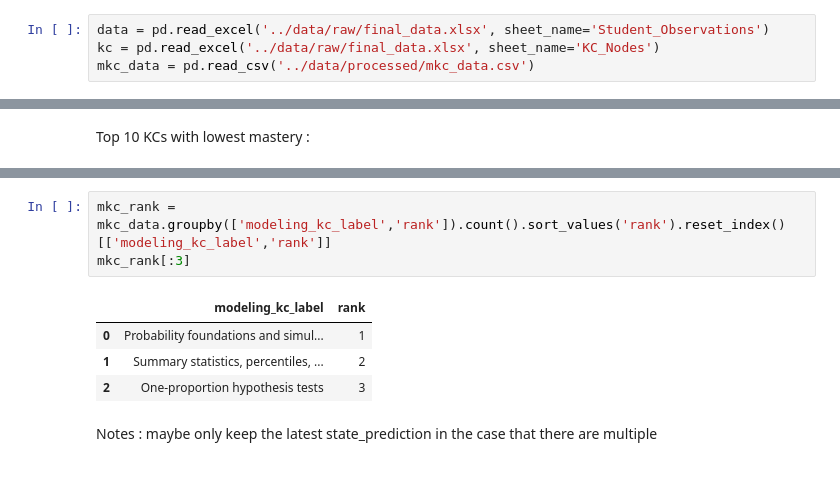
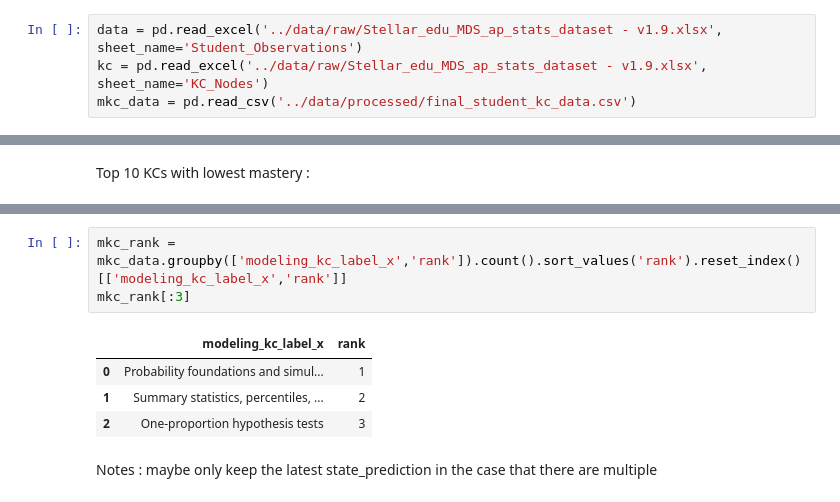
Before and after one commit to mailysg8/ai-student-progress-tracker, a Jupyter notebook: notebooks/class_overview.ipynb, the cells around one changed output, grey strips where cells are left out. Saved outputs shown, nothing was run; the diff lists cells and outputs as text.

```diff
--- a/notebooks/class_overview.ipynb
+++ b/notebooks/class_overview.ipynb
@@ -4,9 +4,9 @@ import altair as alt
 import sys
 sys.path.append('..')
 # %%
-data = pd.read_excel('../data/raw/final_data.xlsx', sheet_name='Student_Observations')
-kc = pd.read_excel('../data/raw/final_data.xlsx', sheet_name='KC_Nodes')
-mkc_data = pd.read_csv('../data/processed/mkc_data.csv')
+data = pd.read_excel('../data/raw/Stellar_edu_MDS_ap_stats_dataset - v1.9.xlsx', sheet_name='Student_Observations')
+kc = pd.read_excel('../data/raw/Stellar_edu_MDS_ap_stats_dataset - v1.9.xlsx', sheet_name='KC_Nodes')
+mkc_data = pd.read_csv('../data/processed/final_student_kc_data.csv')
 # %% [markdown]
 `mkc_data` contains weights and pyBKT predictions for the MKCs.
 
@@ -136,10 +156,10 @@ alt.Chart(kc_difficulty[-10:]).mark_bar().encode(
 # %% [output]
 [interactive output not drawn]
 # %%
-mkc_rank = mkc_data.groupby(['modeling_kc_label','rank']).count().sort_values('rank').reset_index()[['modeling_kc_label','rank']]
+mkc_rank = mkc_data.groupby(['modeling_kc_label_x','rank']).count().sort_values('rank').reset_index()[['modeling_kc_label_x','rank']]
 mkc_rank[:3]
 # %% [output]
-|  | modeling_kc_label | rank |
+|  | modeling_kc_label_x | rank |
 | 0 | Probability foundations and simul... | 1 |
 | 1 | Summary statistics, percentiles, ... | 2 |
 | 2 | One-proportion hypothesis tests | 3 |
```
Also changed, not shown: parts of 19 cells of this notebook, 3 other files.
